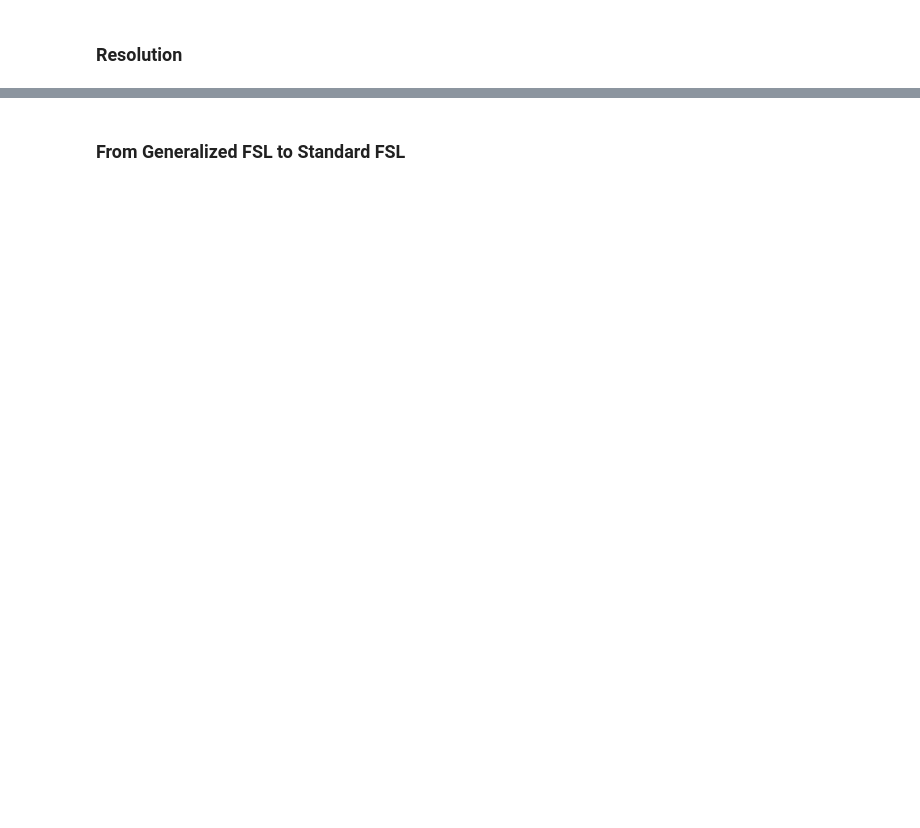
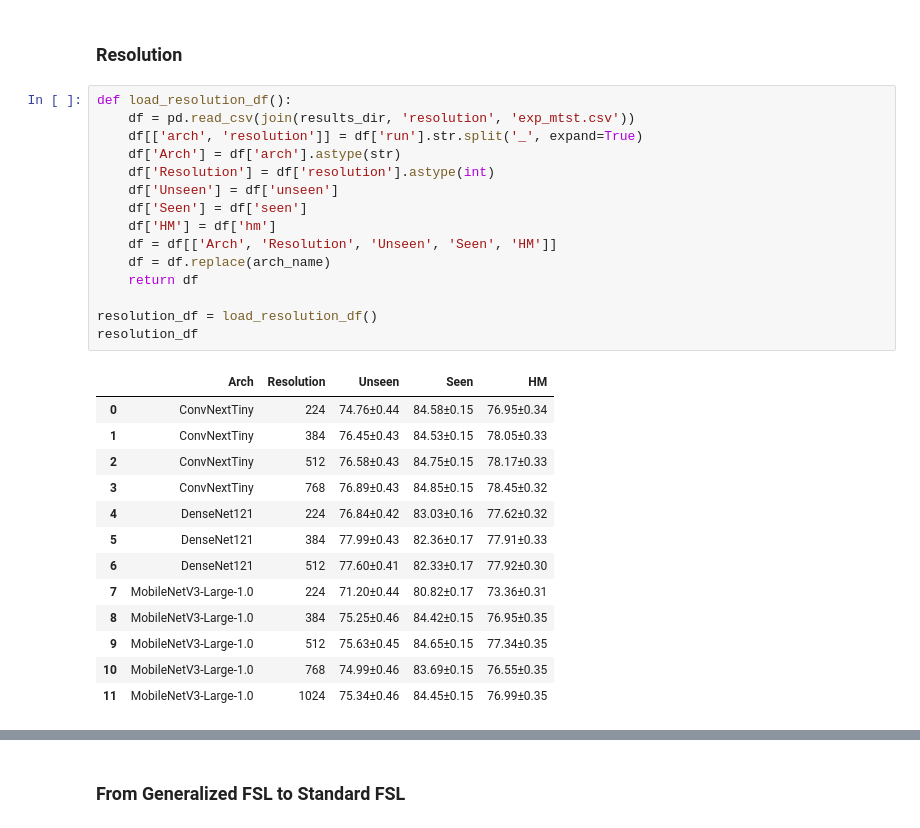
Before and after one commit to bereml/Meta-CXR-dev, a Jupyter notebook: notes/paper.ipynb, the cells around one changed output, grey strips where cells are left out. Saved outputs shown, nothing was run; the diff lists cells and outputs as text; blank space fills up the shorter version.

```diff
--- a/notes/paper.ipynb
+++ b/notes/paper.ipynb
@@ -98,2 +152,31 @@ makedirs(plots_dir, exist_ok=True)
 # %% [markdown]
 ### Resolution
+# %%
+def load_resolution_df():
+    df = pd.read_csv(join(results_dir, 'resolution', 'exp_mtst.csv'))
+    df[['arch', 'resolution']] = df['run'].str.split('_', expand=True)
+    df['Arch'] = df['arch'].astype(str)
+    df['Resolution'] = df['resolution'].astype(int)
+    df['Unseen'] = df['unseen']
+    df['Seen'] = df['seen']
+    df['HM'] = df['hm']
+    df = df[['Arch', 'Resolution', 'Unseen', 'Seen', 'HM']]
+    df = df.replace(arch_name)
+    return df
+
+resolution_df = load_resolution_df()
+resolution_df
+# %% [output]
+|  | Arch | Resolution | Unseen | Seen | HM |
+| 0 | ConvNextTiny | 224 | 74.76±0.44 | 84.58±0.15 | 76.95±0.34 |
+| 1 | ConvNextTiny | 384 | 76.45±0.43 | 84.53±0.15 | 78.05±0.33 |
+| 2 | ConvNextTiny | 512 | 76.58±0.43 | 84.75±0.15 | 78.17±0.33 |
+| 3 | ConvNextTiny | 768 | 76.89±0.43 | 84.85±0.15 | 78.45±0.32 |
+| 4 | DenseNet121 | 224 | 76.84±0.42 | 83.03±0.16 | 77.62±0.32 |
+| 5 | DenseNet121 | 384 | 77.99±0.43 | 82.36±0.17 | 77.91±0.33 |
+| 6 | DenseNet121 | 512 | 77.60±0.41 | 82.33±0.17 | 77.92±0.30 |
+| 7 | MobileNetV3-Large-1.0 | 224 | 71.20±0.44 | 80.82±0.17 | 73.36±0.31 |
+| 8 | MobileNetV3-Large-1.0 | 384 | 75.25±0.46 | 84.42±0.15 | 76.95±0.35 |
+| 9 | MobileNetV3-Large-1.0 | 512 | 75.63±0.45 | 84.65±0.15 | 77.34±0.35 |
+| 10 | MobileNetV3-Large-1.0 | 768 | 74.99±0.46 | 83.69±0.15 | 76.55±0.35 |
+| 11 | MobileNetV3-Large-1.0 | 1024 | 75.34±0.46 | 84.45±0.15 | 76.99±0.35 |
```
Also changed, not shown: parts of 7 cells of this notebook, 2 other files.
